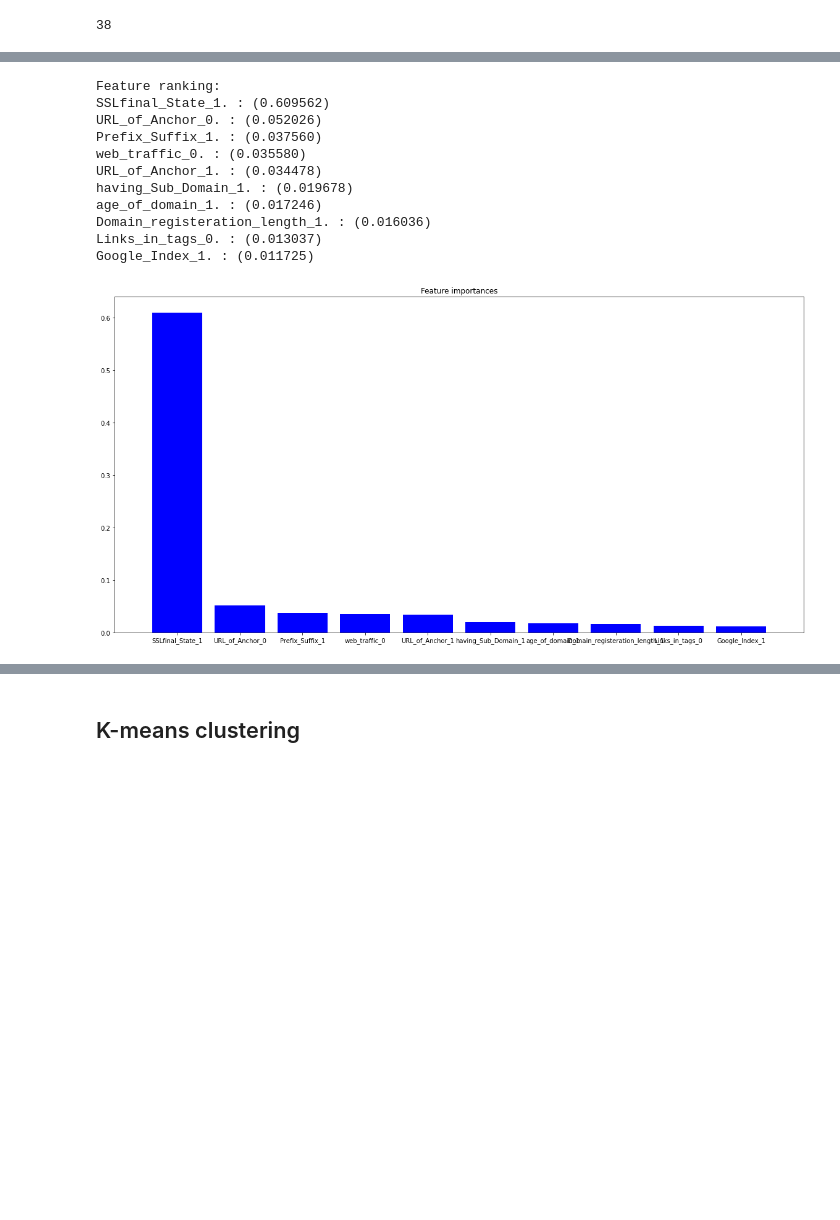
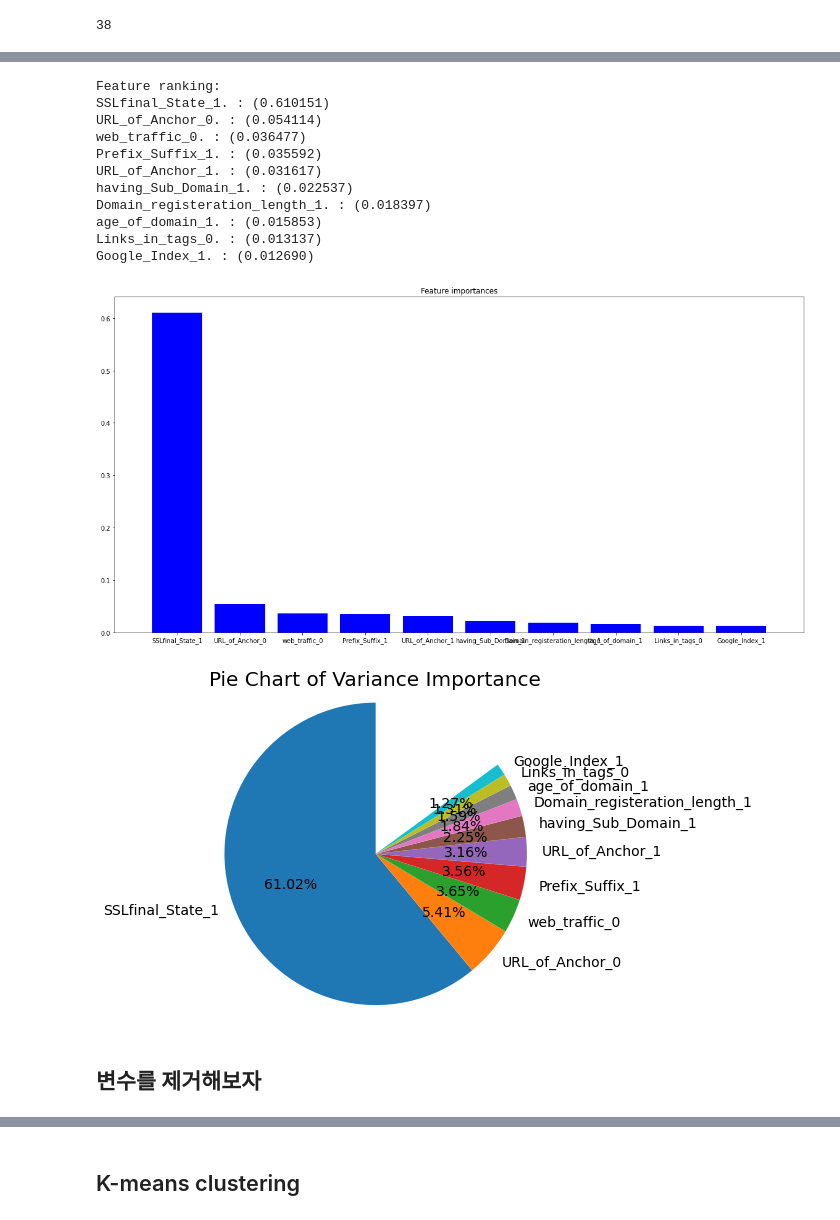
Before and after one commit to youngjai12/Bayesian, a Jupyter notebook: URL_detection.ipynb, the cells around one changed output, grey strips where cells are left out. Cells and saved outputs as stored; diff of their text form; code cells hidden in the pictures; blank space fills up the shorter version.

```diff
--- a/URL_detection.ipynb
+++ b/URL_detection.ipynb
@@ -34,0 +38,6 @@ memory usage: 2.6 MB
+# %%
+xcols = df.columns[:-1]
+for col in xcols:
+    table = pd.crosstab(df[col], df["Result"])
+    if stats.chi2_contingency(table, correction=False)[1] > 0.01:
+        print(col)
@@ -253,14 +260,32 @@ plt.xlim([-1, 10])
 plt.show()
 # %% [output]
 Feature ranking:
-SSLfinal_State_1. : (0.609562)
-URL_of_Anchor_0. : (0.052026)
-Prefix_Suffix_1. : (0.037560)
-web_traffic_0. : (0.035580)
-URL_of_Anchor_1. : (0.034478)
-having_Sub_Domain_1. : (0.019678)
-age_of_domain_1. : (0.017246)
-Domain_registeration_length_1. : (0.016036)
-Links_in_tags_0. : (0.013037)
-Google_Index_1. : (0.011725)
+SSLfinal_State_1. : (0.610151)
+URL_of_Anchor_0. : (0.054114)
+web_traffic_0. : (0.036477)
+Prefix_Suffix_1. : (0.035592)
+URL_of_Anchor_1. : (0.031617)
+having_Sub_Domain_1. : (0.022537)
+Domain_registeration_length_1. : (0.018397)
+age_of_domain_1. : (0.015853)
+Links_in_tags_0. : (0.013137)
+Google_Index_1. : (0.012690)
-[figure, old version]
+[figure, new version]
+# %%
+import matplotlib.pyplot as plt
+plt.figure(figsize=(6, 6))
+
+group_names = trainX.columns[indices[:10]]
+
+group_sizes = importances[indices[:10]]
+
+plt.pie(group_sizes, labels=group_names, autopct='%1.2f%%', startangle=90, textprops={'fontsize': 14})
+plt.axis('equal') #  equal length of X and Y axis
+
+plt.title('Pie Chart of Variance Importance', fontsize=20)
+
+plt.show()
+# %% [output]
+[figure, added]
+# %% [markdown]
+## 변수를 제거해보자
```
Also changed, not shown: parts of 47 cells of this notebook.
